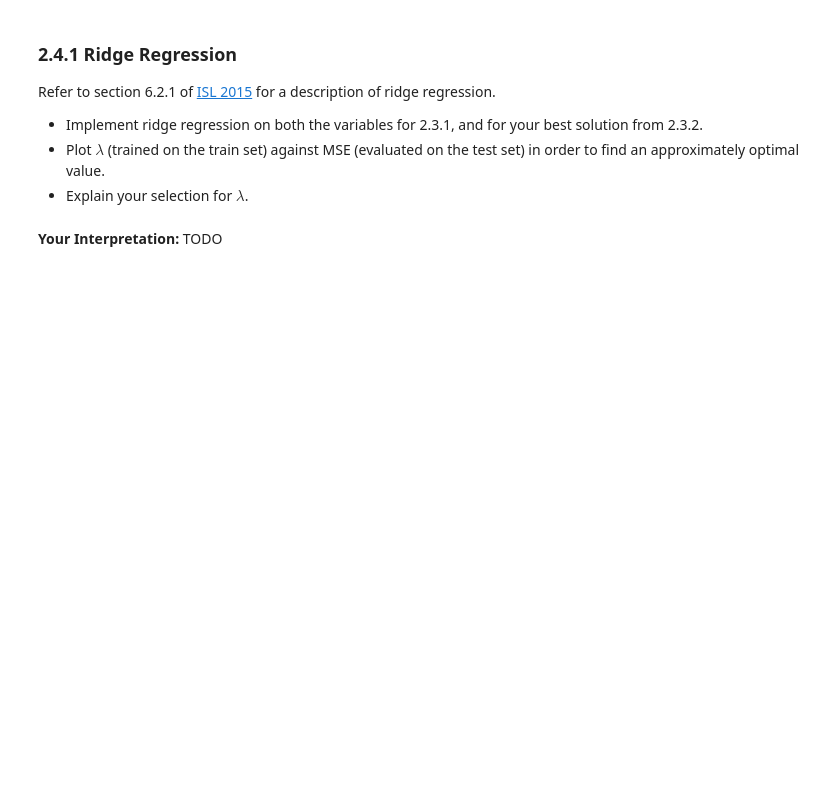
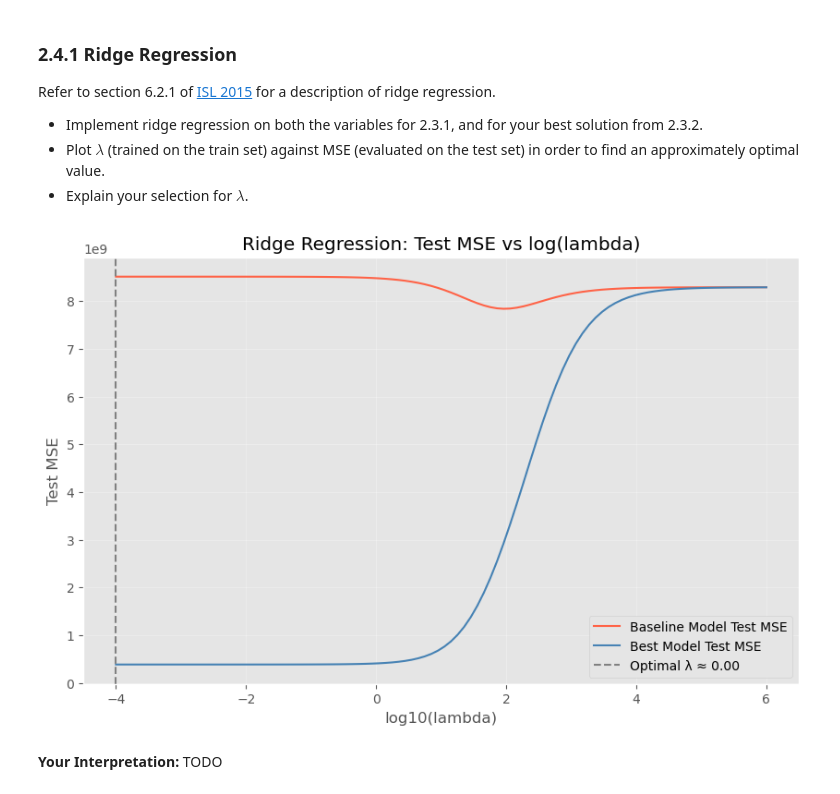
Before and after one commit to Yichun0/2026-datascience-homework, a Jupyter notebook: HW6/HW6.ipynb, the cells around one changed output. Drawn from its saved outputs; the diff is of its cells as text; code cells hidden in the pictures; blank space fills up the shorter version.

```diff
--- a/HW6/HW6.ipynb
+++ b/HW6/HW6.ipynb
@@ -195,3 +364,10 @@ You can re-use code from your previous homework here.
+# %%
+# your code goes here
+from sklearn.model_selection import train_test_split
+y = project_info[["stars"]]
+X = project_info[['watching', 'issues', 'forks', 'commits', 'pull_requests']]
+
+X_train, X_test, y_train, y_test = train_test_split(X, y, test_size=0.2, random_state=42)
 # %% [markdown]
 ### 2.3.1 Linear regression
 
@@ -220,2 +482,51 @@ Refer to section 6.2.1 of [ISL 2015](https://hastie.su.domains/ISLR2/ISLRv2_corr
+# %%
+import numpy as np
+import matplotlib.pyplot as plt
+from sklearn.pipeline import make_pipeline
+from sklearn.preprocessing import StandardScaler
+from sklearn.linear_model import Ridge
+from sklearn.metrics import mean_squared_error
+
+# Define features for both models
+baseline_features = ['forks', 'pull_requests', 'commits']
+best_features = ['forks', 'commits', 'watching', 'issues', 'pull_requests']
+
+# Prepare data
+X_train_base, X_test_base = X_train[baseline_features], X_test[baseline_features]
+X_train_best, X_test_best = X_train[best_features], X_test[best_features]
+
+# Range of lambdas
+lambdas = np.logspace(-4, 6, 100)
+base_test_mse = []
+best_test_mse = []
+
+for lam in lambdas:
+    # Baseline Model
+    ridge_base = make_pipeline(StandardScaler(), Ridge(alpha=lam))
+    ridge_base.fit(X_train_base, y_train)
+    base_test_mse.append(mean_squared_error(y_test, ridge_base.predict(X_test_base)))
+    # Best Model
+    ridge_best = make_pipeline(StandardScaler(), Ridge(alpha=lam))
+    ridge_best.fit(X_train_best, y_train)
+    best_test_mse.append(mean_squared_error(y_test, ridge_best.predict(X_test_best)))
+
+# Finding the optimal lambda for the Best Model
+opt_idx = np.argmin(best_test_mse)
+opt_lambda = lambdas[opt_idx]
+min_mse = best_test_mse[opt_idx]
+
+# Plotting
+plt.figure(figsize=(10, 6))
+plt.plot(np.log10(lambdas), base_test_mse, label="Baseline Model Test MSE", color='tomato')
+plt.plot(np.log10(lambdas), best_test_mse, label="Best Model Test MSE", color='steelblue')
+plt.axvline(np.log10(opt_lambda), linestyle='--', color='gray', label=f'Optimal λ ≈ {opt_lambda:.2f}')
+plt.xlabel("log10(lambda)")
+plt.ylabel("Test MSE")
+plt.title("Ridge Regression: Test MSE vs log(lambda)")
+plt.legend()
+plt.grid(True, alpha=0.3)
+plt.show()
+# %% [output]
+[figure, added]
 # %% [markdown]
 **Your Interpretation:** TODO
```
Also changed, not shown: parts of 36 cells of this notebook, 4 other files.
